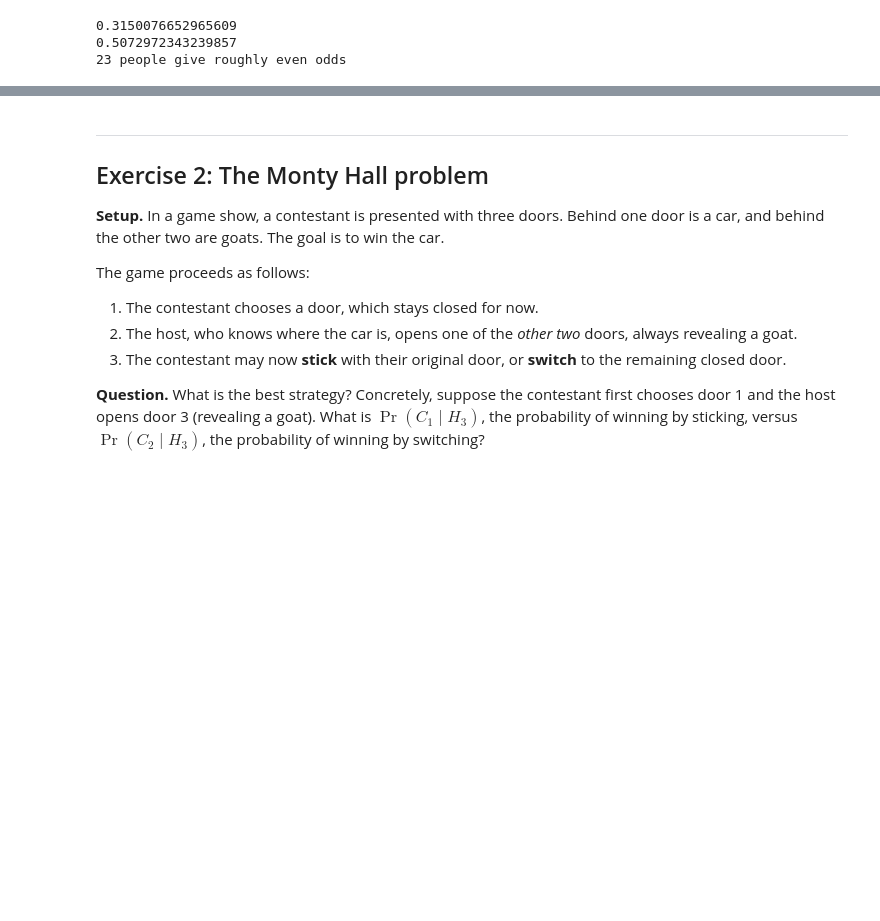
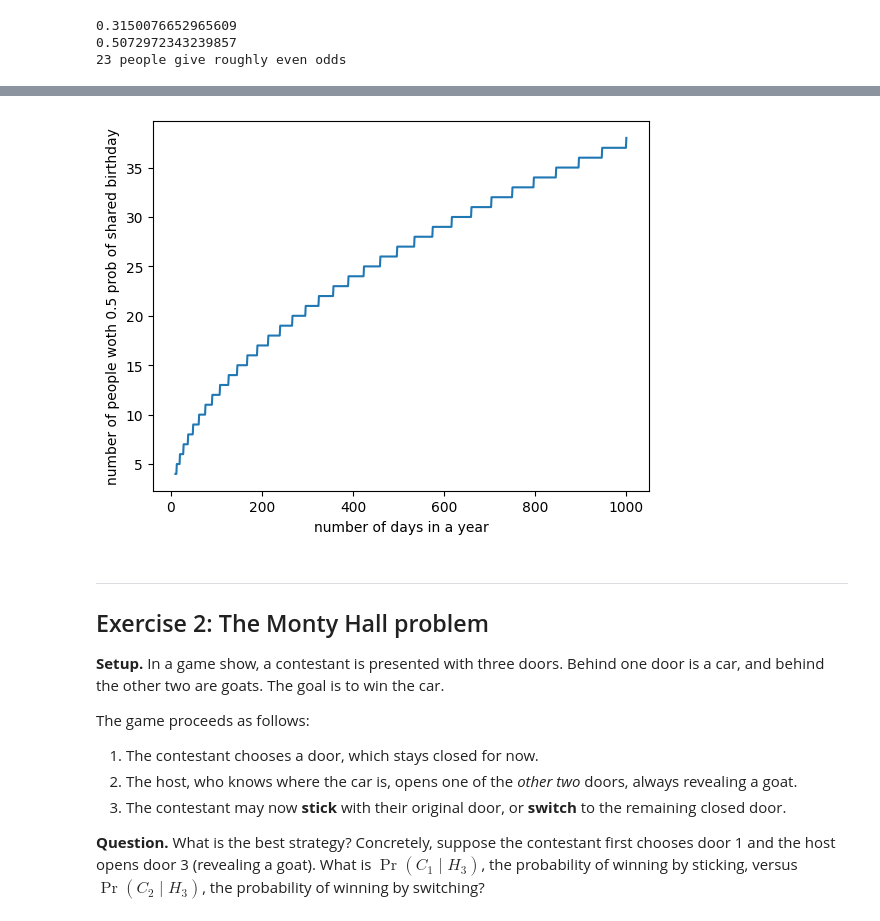
Before and after one commit to Henri-8/Bayesian-Stats-HS2026, a Jupyter notebook: my_exercise_solutions/week2_exercise_probabilities_henri.ipynb, the cells around one changed output, grey strips where cells are left out. Cells and saved outputs as stored; diff of their text form; code cells hidden in the pictures; blank space fills up the shorter version.

```diff
--- a/my_exercise_solutions/week2_exercise_probabilities_henri.ipynb
+++ b/my_exercise_solutions/week2_exercise_probabilities_henri.ipynb
@@ -157,3 +153,29 @@ plt.show()
+# %%
+# BONUS - How does the answer change on a planet with a different number of days per year
+# already implemented this in the pr_bn() function :)
+
+days = np.linspace(10, 1000, 991)
+peoples = np.linspace(0, 50, 51)
+
+peoples_50 = []
+
+for day in days:
+    a = 0
+    for people in peoples:
+        c = pr_bn(people, days=day)
+        if np.abs(0.5 - c) < np.abs(0.5 - a):
+            a = c
+            people_50 = people
+
+    peoples_50.append(people_50)
+
+
+plt.plot(days, peoples_50)
+plt.xlabel('number of days in a year')
+plt.ylabel('number of people woth 0.5 prob of shared birthday')
+plt.show()
+# %% [output]
+[figure, added]
 # %% [markdown]
 ---
 ## Exercise 2: The Monty Hall problem
```
Also changed, not shown: parts of 5 cells of this notebook.
